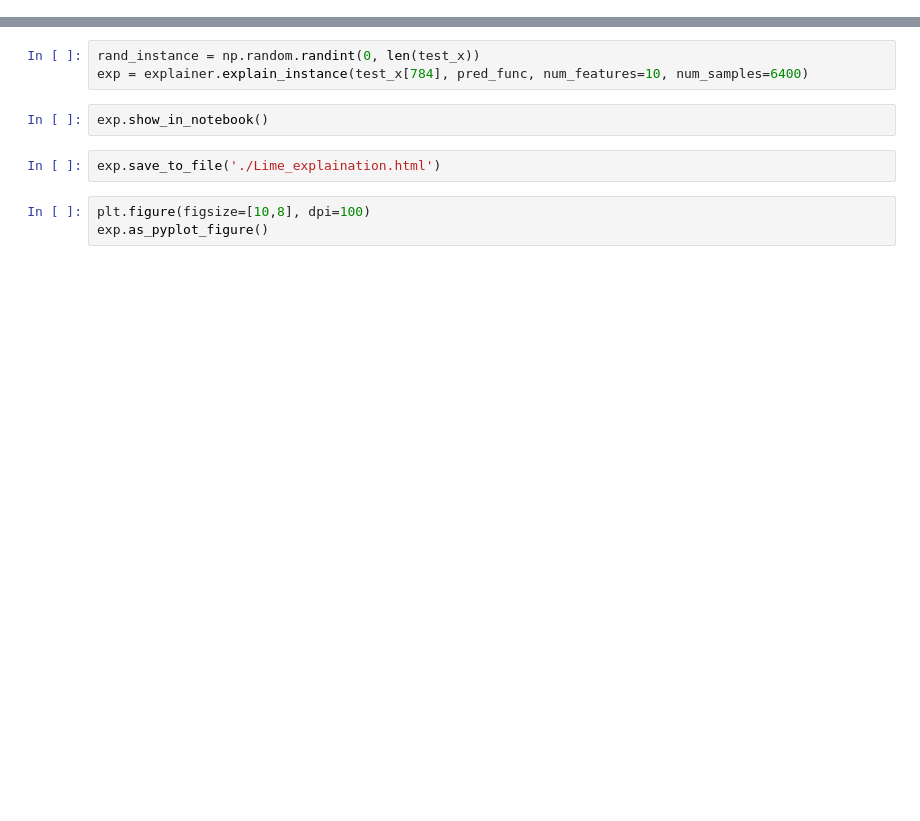
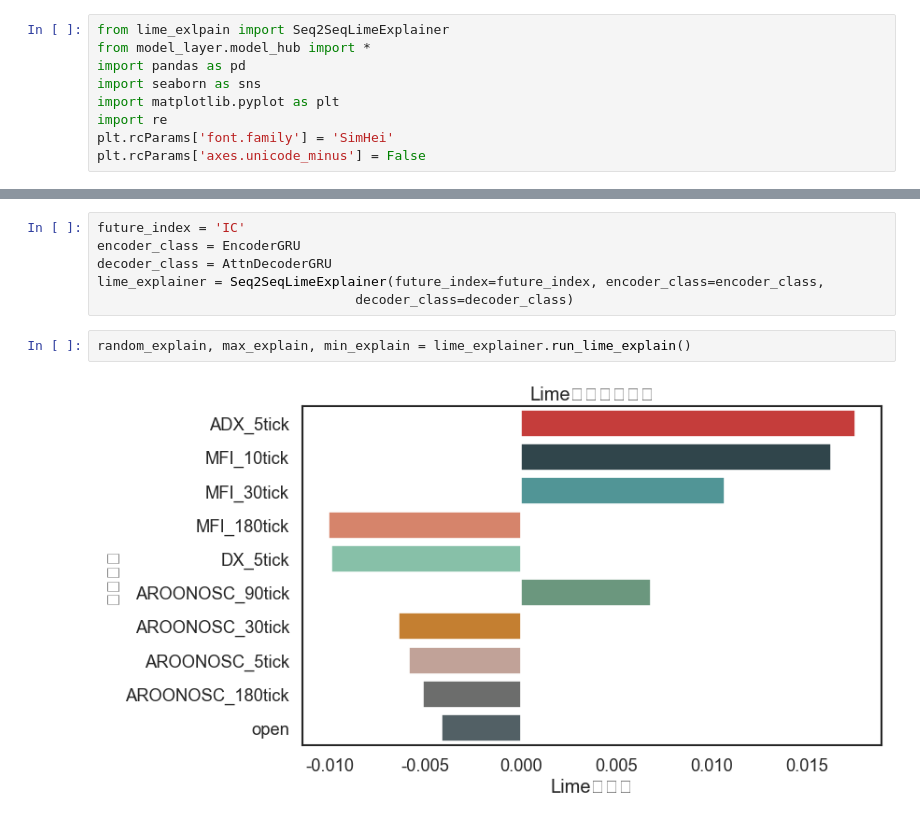
Before and after one commit to AlongZG/XFinAI, a Jupyter notebook: explainable_algorithm/Lime.ipynb, the cells around one changed output, grey strips where cells are left out. Saved outputs shown, nothing was run; the diff lists cells and outputs as text; blank space fills up the shorter version.

```diff
--- a/explainable_algorithm/Lime.ipynb
+++ b/explainable_algorithm/Lime.ipynb
@@ -20 +1,10 @@ from utils import base_io
+# %%
+from lime_exlpain import Seq2SeqLimeExplainer
+from model_layer.model_hub import *
+import pandas as pd
+import seaborn as sns
+import matplotlib.pyplot as plt
+import re
+plt.rcParams['font.family'] = 'SimHei'
+plt.rcParams['axes.unicode_minus'] = False
 # %% [markdown]
@@ -57,10 +12,10 @@ test_y.max()
-# %%
-rand_instance = np.random.randint(0, len(test_x))
-exp = explainer.explain_instance(test_x[784], pred_func, num_features=10, num_samples=6400)
-# %%
-exp.show_in_notebook()
-# %%
-exp.save_to_file('./Lime_explaination.html')
-# %%
-plt.figure(figsize=[10,8], dpi=100)
-exp.as_pyplot_figure()
+# %%
+future_index = 'IC'
+encoder_class = EncoderGRU
+decoder_class = AttnDecoderGRU
+lime_explainer = Seq2SeqLimeExplainer(future_index=future_index, encoder_class=encoder_class,
+                                 decoder_class=decoder_class)
+# %%
+random_explain, max_explain, min_explain = lime_explainer.run_lime_explain()
+# %% [output]
+[figure, added]
```
Also changed, not shown: parts of 9 cells of this notebook, 12 other files.
